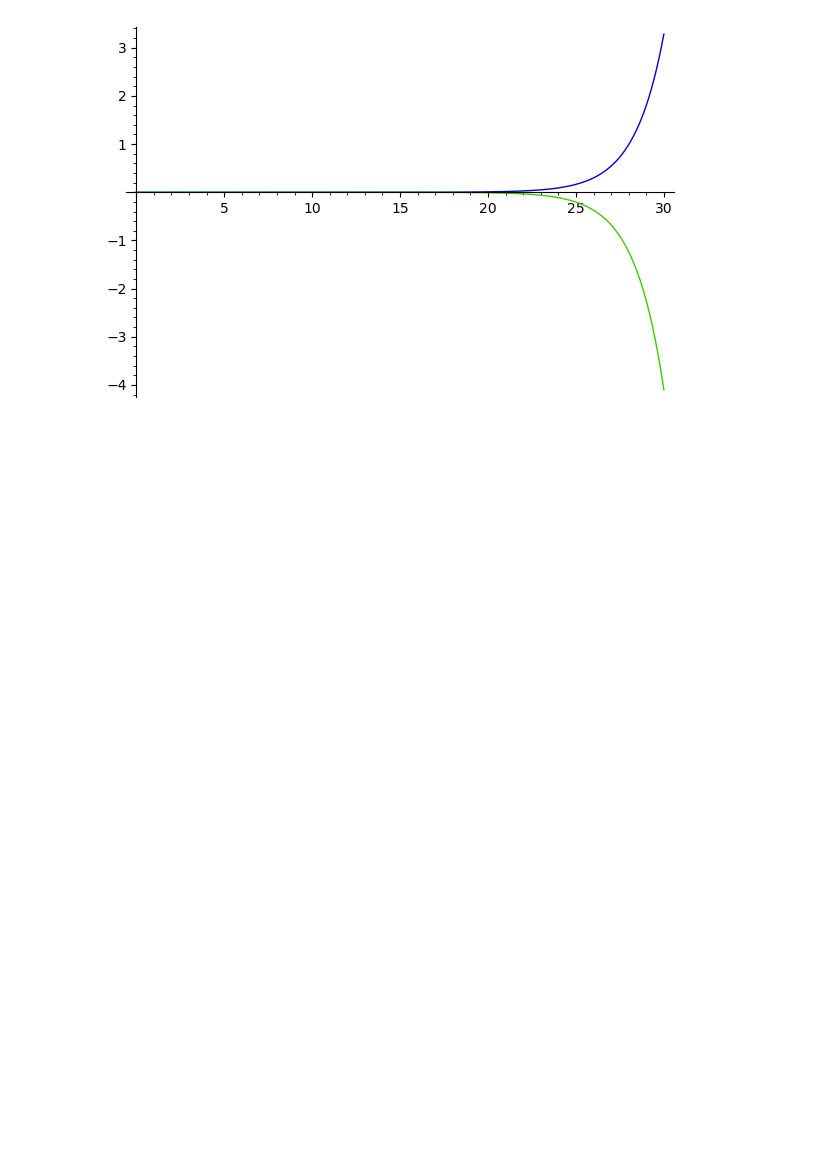
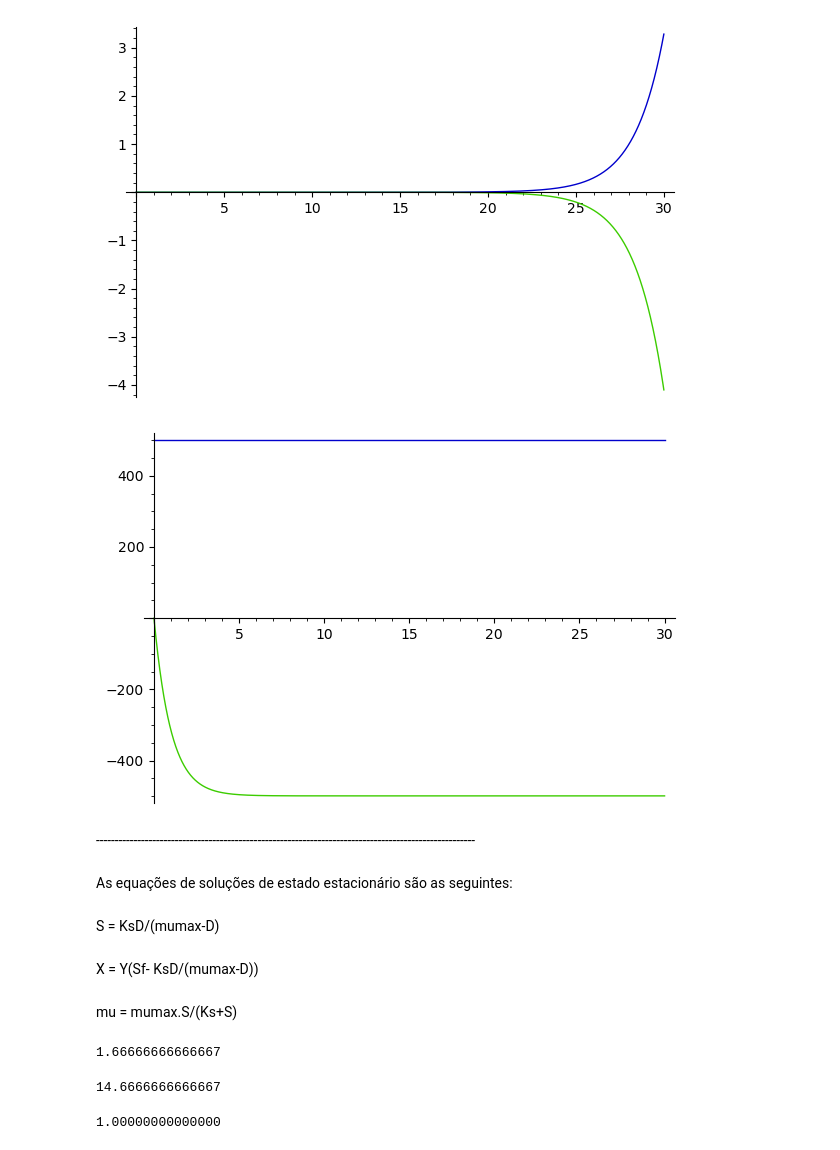
Before and after one commit to RaphaLevy/Artigo_Fenomenos_Biologicos, a Jupyter notebook: Modelagem de Sistemas.ipynb, the cells around one changed output. Cells and saved outputs as stored; diff of their text form; code cells hidden in the pictures; blank space fills up the shorter version.

```diff
--- a/Modelagem de Sistemas.ipynb
+++ b/Modelagem de Sistemas.ipynb
@@ -239,10 +269,3 @@ T.ode_solve(t_span=[0,10],y_0=y0, num_points=100)'''
 #Verificar como resolver esse problema depois
 # %% [output]
 "T = ode_solver()\nT.algorithm='rk8pd'\nT.function = fun\ny0=[1,0]\nT.ode_solve(t_span=[0,10],y_0=y0, num_points=100)"
-# %%
-var('t')
-mu = 0.2
-D = 0.1
-x0 = 20
-x(t) = x0*exp((mu-D)*t)
-plot(x(t),(t,0,50))
@@ -268,3 +287,19 @@ solX, solS = sol[0].rhs(), sol[1].rhs()
 plot((solX(mu=1.6, Ks= 1, D=1, Y=0.8, Sf=20),solS(mu=1.6, Ks= 1, D=1, Y=0.8, Sf=20)),(t,0,30))
 # %% [output]
 [figure]
+# %%
+# Atribuindo  valores para as taxas de conversão:
+solX, solS = sol[0].rhs(), sol[1].rhs()
+plot((solX(mu=1, D=1, Y=1, Sf=1),solS(mu=1, D=1, Y=1, Sf=1)),(t,0,30))
+# %% [output]
+[figure, added]
+# %% [markdown]
+*-----------------------------------------------------------------------------------------------------*
+# %% [markdown]
+As equações de soluções de estado estacionário são as seguintes:
+# %% [markdown]
+S = KsD/(mumax-D)
+# %% [markdown]
+X = Y(Sf- KsD/(mumax-D))
+# %% [markdown]
+mu = mumax.S/(Ks+S)
@@ -270,0 +312,15 @@ plot((solX(mu=1.6, Ks= 1, D=1, Y=0.8, Sf=20),solS(mu=1.6, Ks= 1, D=1, Y=0.8, Sf=
+# %%
+S = Ks*D/(mumax-D)
+print(S)
+# %% [output]
+1.66666666666667
+# %%
+X = Y*(Sf- Ks*D/(mumax-D))
+print(X)
+# %% [output]
+14.6666666666667
+# %%
+mu = mumax*S/(Ks+S)
+print(mu)
+# %% [output]
+1.00000000000000
```
Also changed, not shown: parts of 34 cells of this notebook.
